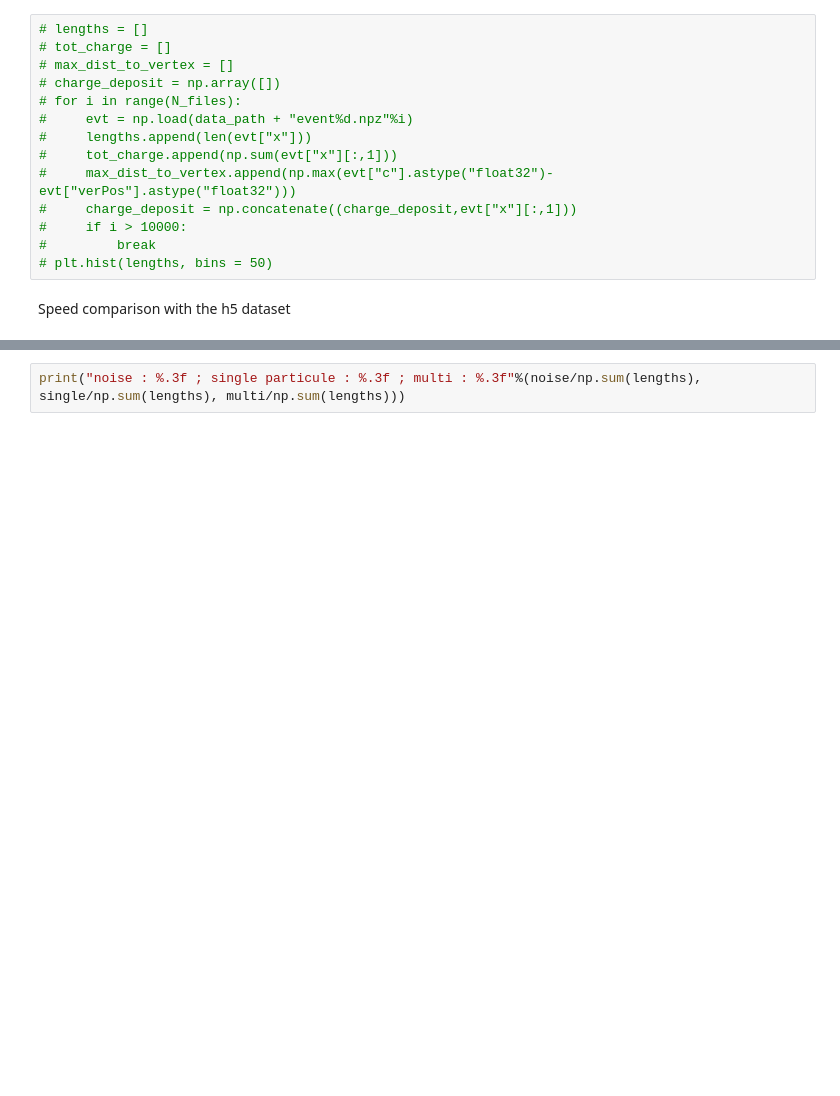
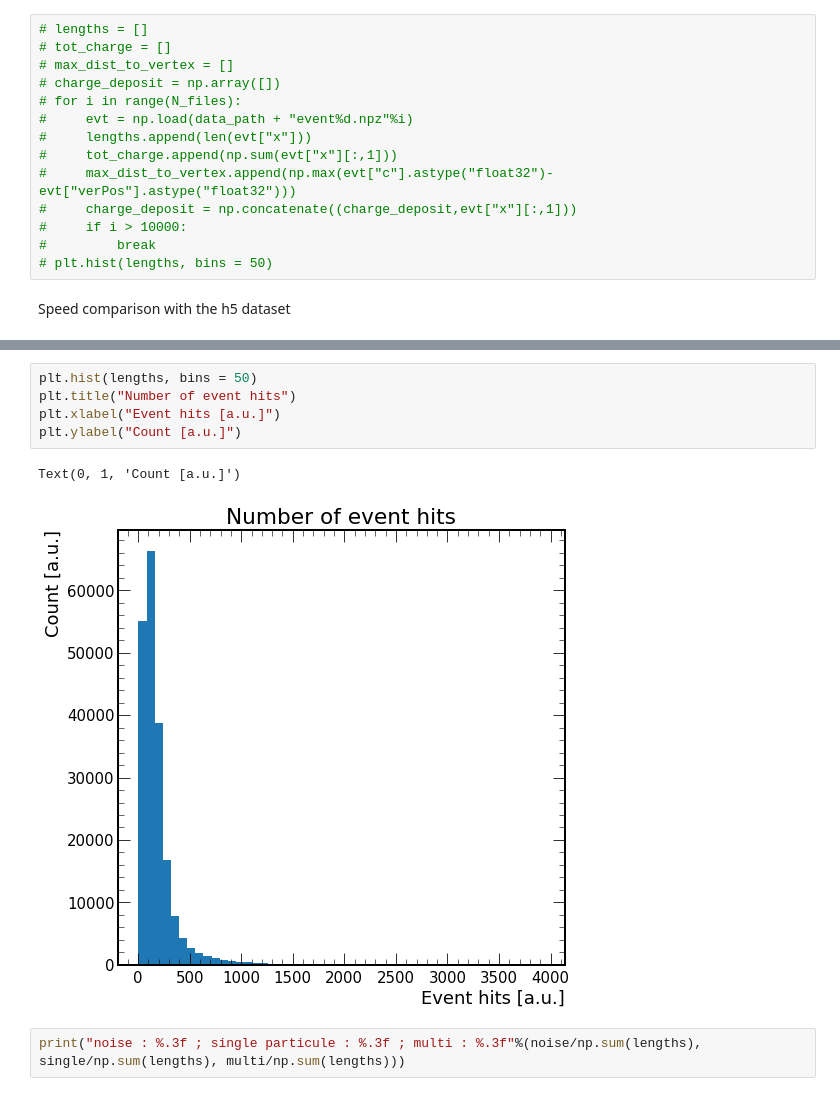
Before and after one commit to AntoineMsy/SemesterProject, a Jupyter notebook: notebooks/sfgd_eda.ipynb, the cells around one changed output, grey strips where cells are left out. Cells and saved outputs as stored; diff of their text form; blank space fills up the shorter version.

```diff
--- a/notebooks/sfgd_eda.ipynb
+++ b/notebooks/sfgd_eda.ipynb
@@ -204,3 +250,11 @@ plt.hist(lengths, bins = 50)
+# %%
+plt.hist(lengths, bins = 50)
+plt.title("Number of event hits")
+plt.xlabel("Event hits [a.u.]")
+plt.ylabel("Count [a.u.]")
+# %% [output]
+Text(0, 1, 'Count [a.u.]')
+[figure, added]
 # %%
 print("noise : %.3f ; single particule : %.3f ; multi : %.3f"%(noise/np.sum(lengths), single/np.sum(lengths), multi/np.sum(lengths)))
 # %% [output]
```
Also changed, not shown: parts of 16 cells of this notebook, 10 other files.
